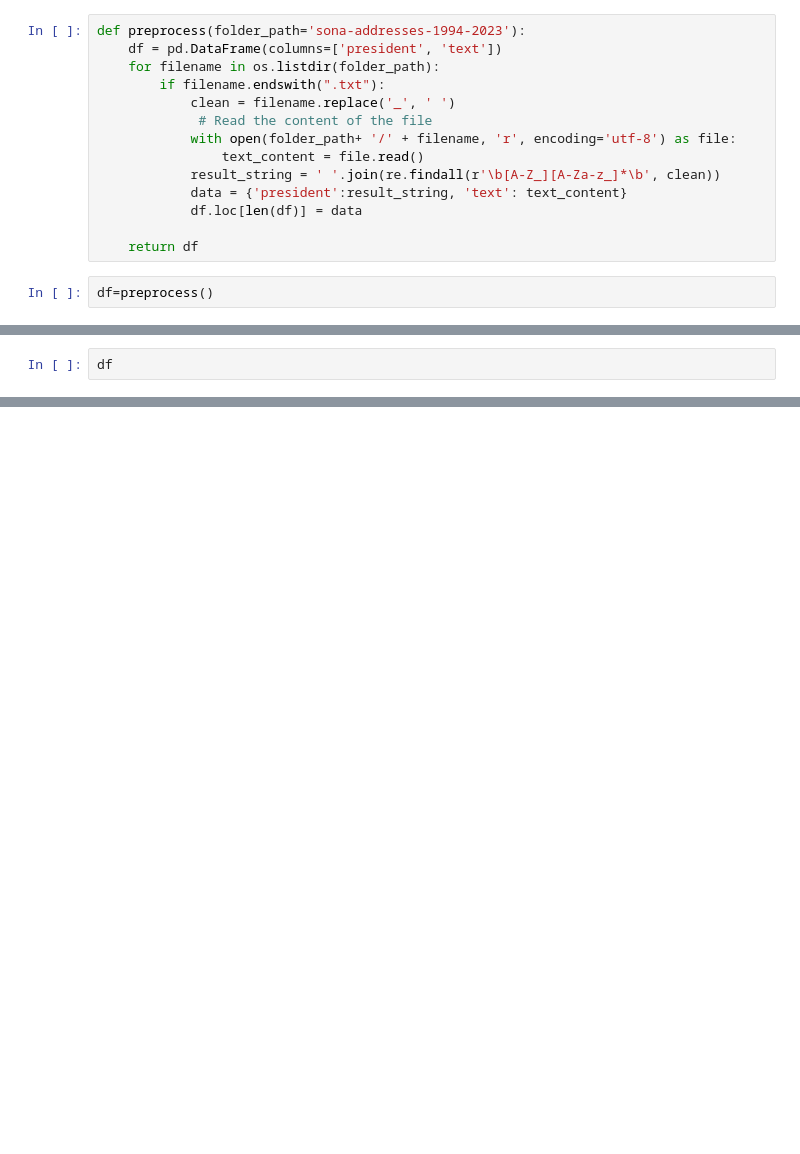
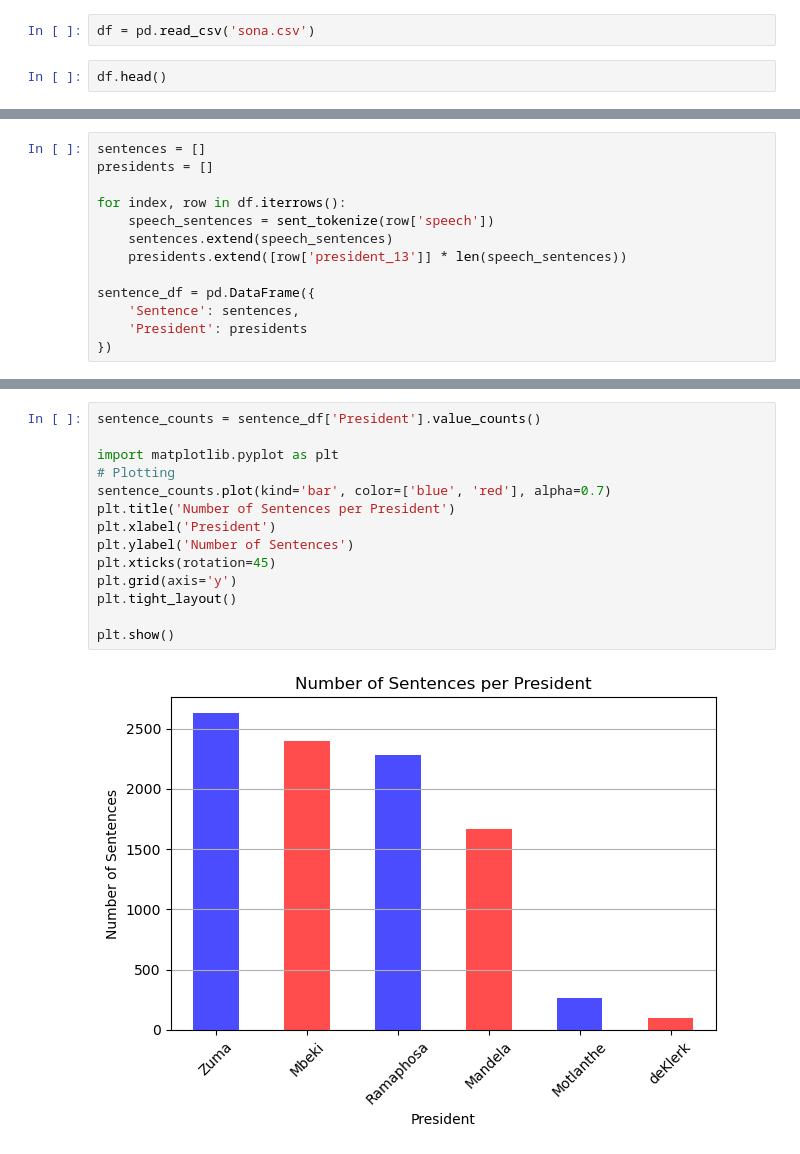
Before and after one commit to nnyase/data-science-4-industry, a Jupyter notebook: Assignment.ipynb, the cells around one changed output, grey strips where cells are left out. Drawn from its saved outputs; the diff is of its cells as text; blank space fills up the shorter version.

```diff
--- a/Assignment.ipynb
+++ b/Assignment.ipynb
@@ -5,16 +17,4 @@ import re
 # %%
-def preprocess(folder_path='sona-addresses-1994-2023'):
-    df = pd.DataFrame(columns=['president', 'text'])
-    for filename in os.listdir(folder_path):
-        if filename.endswith(".txt"):
-            clean = filename.replace('_', ' ')
-             # Read the content of the file
-            with open(folder_path+ '/' + filename, 'r', encoding='utf-8') as file:
-                text_content = file.read()
-            result_string = ' '.join(re.findall(r'\b[A-Z_][A-Za-z_]*\b', clean))
-            data = {'president':result_string, 'text': text_content}
-            df.loc[len(df)] = data
-
-    return df
+df = pd.read_csv('sona.csv')
 # %%
-df=preprocess()
+df.head()
@@ -21,2 +28,13 @@ df=preprocess()
 # %%
-df
+sentences = []
+presidents = []
+
+for index, row in df.iterrows():
+    speech_sentences = sent_tokenize(row['speech'])
+    sentences.extend(speech_sentences)
+    presidents.extend([row['president_13']] * len(speech_sentences))
+
+sentence_df = pd.DataFrame({
+    'Sentence': sentences,
+    'President': presidents
+})
@@ -40,0 +57,16 @@ df
+# %%
+sentence_counts = sentence_df['President'].value_counts()
+
+import matplotlib.pyplot as plt
+# Plotting
+sentence_counts.plot(kind='bar', color=['blue', 'red'], alpha=0.7)
+plt.title('Number of Sentences per President')
+plt.xlabel('President')
+plt.ylabel('Number of Sentences')
+plt.xticks(rotation=45)
+plt.grid(axis='y')
+plt.tight_layout()
+
+plt.show()
+# %% [output]
+[figure, added]
```
Also changed, not shown: parts of 39 cells of this notebook.
